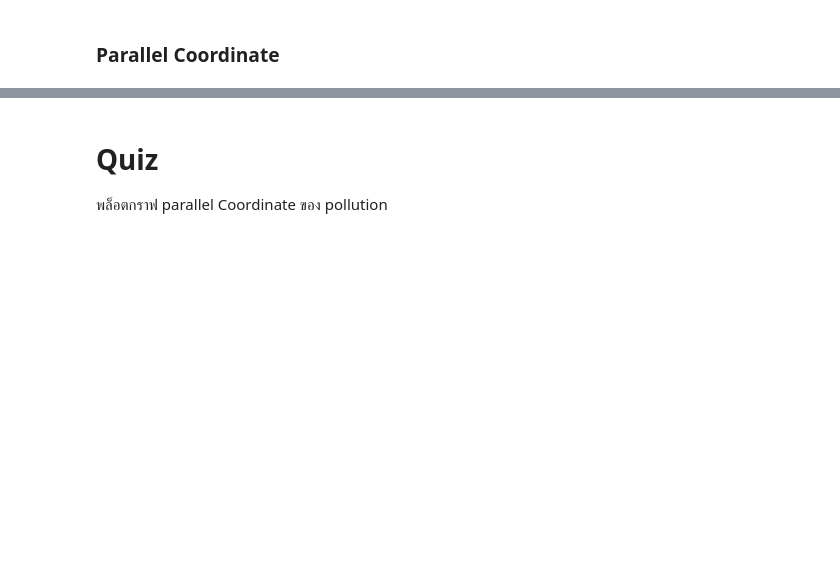
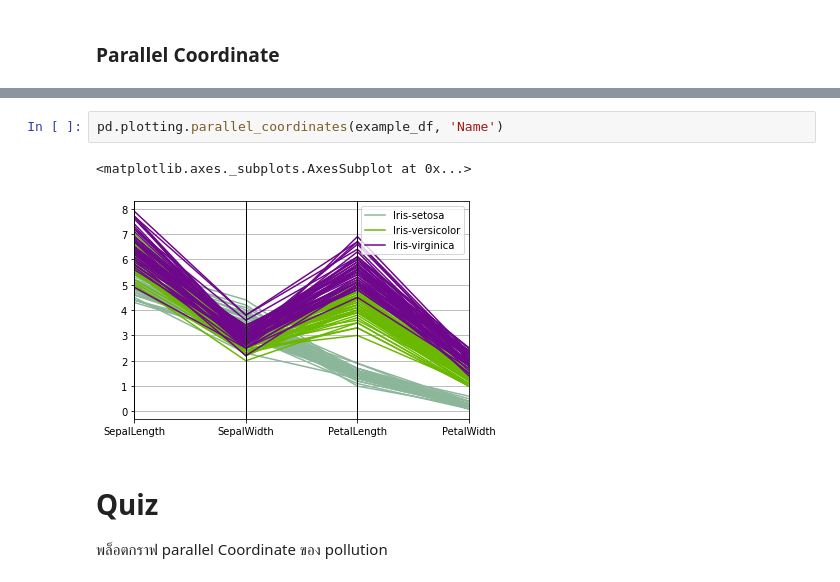
Before and after one commit to mintra-tippayaratsontorn/Multivariate, a Jupyter notebook: Chapter2_Visualize_Multivariate_Data.ipynb, the cells around one changed output, grey strips where cells are left out. Drawn from its saved outputs; the diff is of its cells as text; blank space fills up the shorter version.

```diff
--- a/Chapter2_Visualize_Multivariate_Data.ipynb
+++ b/Chapter2_Visualize_Multivariate_Data.ipynb
@@ -79,3 +96,8 @@ SyntaxError: ignored
+# %%
+pd.plotting.parallel_coordinates(example_df, 'Name')
+# %% [output]
+<matplotlib.axes._subplots.AxesSubplot at 0x...>
+[figure, added]
 # %% [markdown]
 # Quiz
 พล็อตกราฟ parallel Coordinate ของ pollution
```
Also changed, not shown: parts of 15 cells of this notebook.
